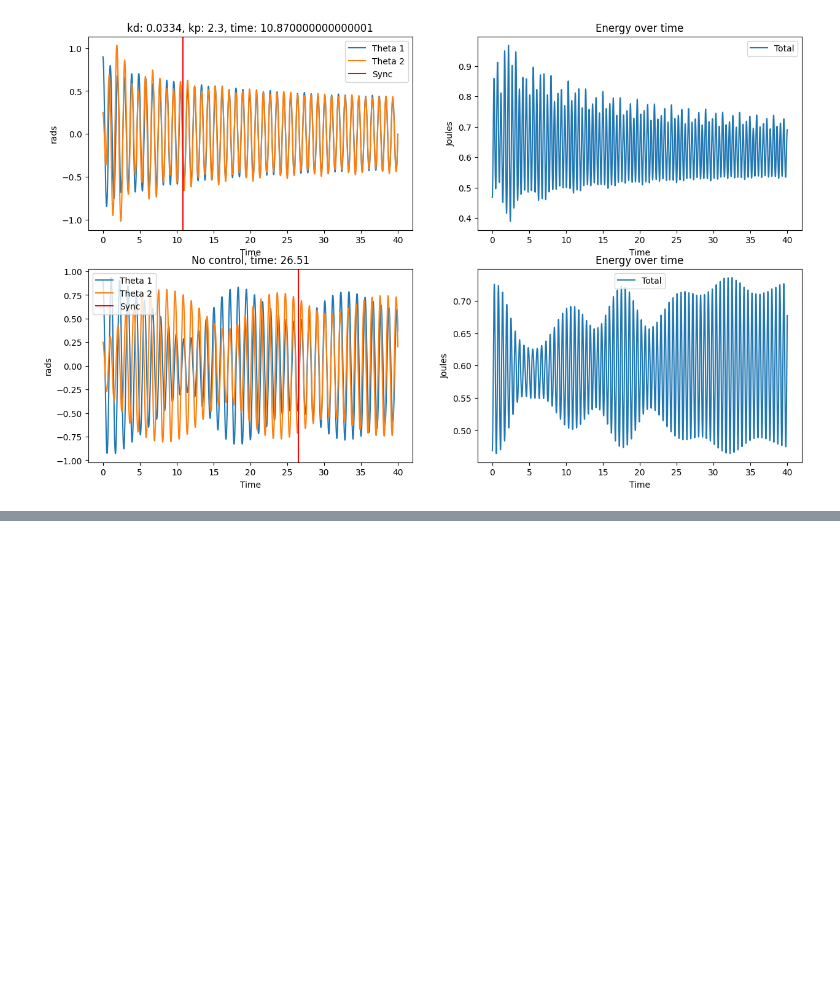
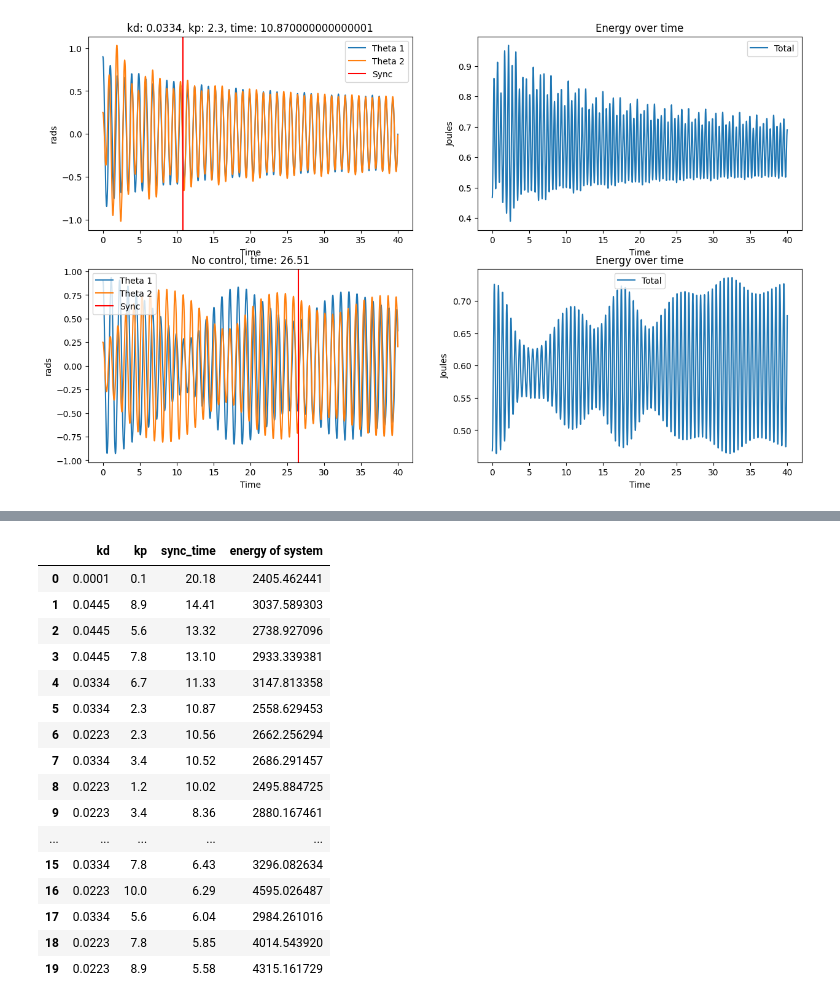
Before and after one commit to eric-yhchen/MDM2-Group-09, a Jupyter notebook: LC Model FLC Tests.ipynb, the cells around one changed output, grey strips where cells are left out. Cells and saved outputs as stored; diff of their text form; code cells hidden in the pictures; blank space fills up the shorter version.

```diff
--- a/LC Model FLC Tests.ipynb
+++ b/LC Model FLC Tests.ipynb
@@ -605,0 +748,48 @@ print(np.mean(total_energy - total_energy2))
+# %%
+# Proportional gain improves tracking but may cause oscillations.
+# Derivative gain reduces oscillations and improves damping.
+
+# derivative gain
+# this program is probably like O(n^4) or smth so keep num small
+kds = np.linspace(0.0001, 0.1, 10)
+
+# proportional gain
+kps = np.linspace(0.1, 10, 10)
+
+# results
+results = []
+
+# time
+time = 40
+
+for kd in kds:
+    for kp in kps:
+        # since calc_energy already makes and solves a model, only it needs to be called
+        model, model_sync_time, model_total_energy = calc_energy(solver, kd, kp, time)
+
+        # only record those which are deemed to be 95% synced for 3 seconds
+        if model.sync_threshold > 0.9:
+            model_energy = np.sum(np.abs(model_total_energy))
+            results.append({"kd": kd, "kp": kp, "sync_time": model.sync_time, "energy of system": model_energy})
+
+# results df, sorted by the sync time
+data = DataFrame(results).sort_values("sync_time", ascending=False).reset_index(drop=True)
+data.head(20)
+# %% [output]
+|  | kd | kp | sync_time | energy of system |
+| 0 | 0.0001 | 0.1 | 20.18 | 2405.462441 |
+| 1 | 0.0445 | 8.9 | 14.41 | 3037.589303 |
+| 2 | 0.0445 | 5.6 | 13.32 | 2738.927096 |
+| 3 | 0.0445 | 7.8 | 13.10 | 2933.339381 |
+| 4 | 0.0334 | 6.7 | 11.33 | 3147.813358 |
+| 5 | 0.0334 | 2.3 | 10.87 | 2558.629453 |
+| 6 | 0.0223 | 2.3 | 10.56 | 2662.256294 |
+| 7 | 0.0334 | 3.4 | 10.52 | 2686.291457 |
+| 8 | 0.0223 | 1.2 | 10.02 | 2495.884725 |
+| 9 | 0.0223 | 3.4 | 8.36 | 2880.167461 |
+| ... | ... | ... | ... | ... |
+| 15 | 0.0334 | 7.8 | 6.43 | 3296.082634 |
+| 16 | 0.0223 | 10.0 | 6.29 | 4595.026487 |
+| 17 | 0.0334 | 5.6 | 6.04 | 2984.261016 |
+| 18 | 0.0223 | 7.8 | 5.85 | 4014.543920 |
+| 19 | 0.0223 | 8.9 | 5.58 | 4315.161729 |
```
Also changed, not shown: parts of 16 cells of this notebook, 1 other file.
